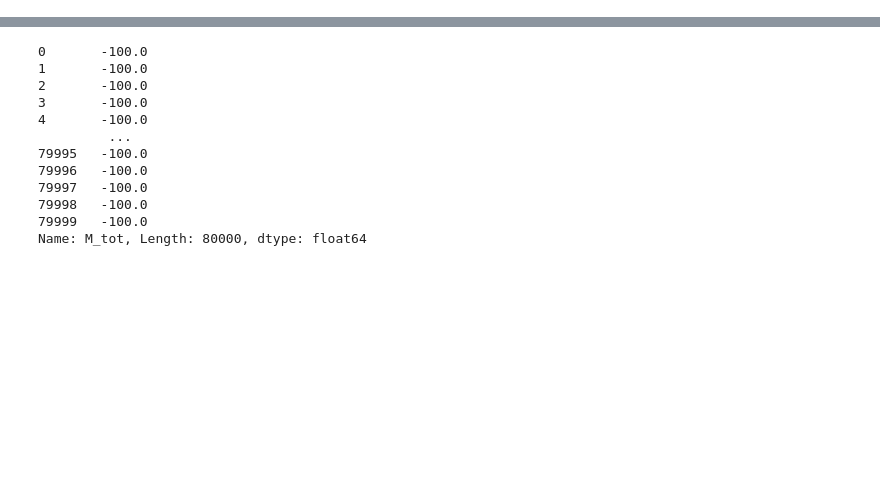
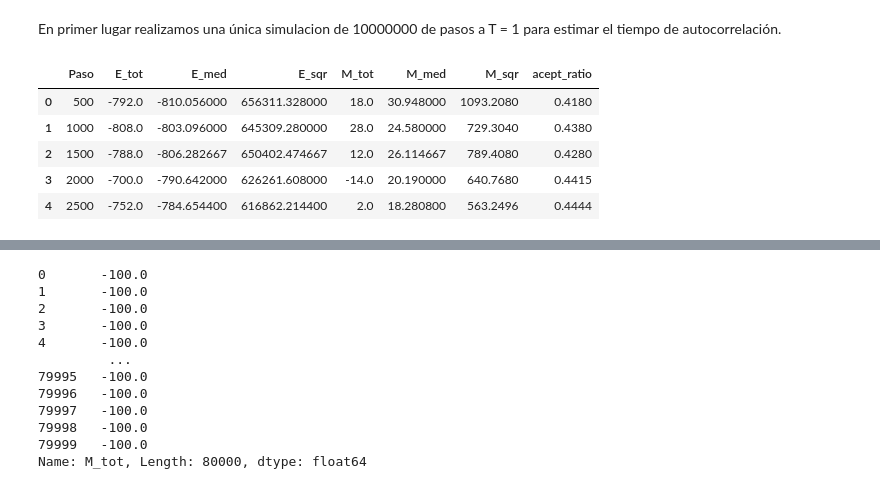
Before and after one commit to justoolmos/sims_UNSAM_equipo7, a Jupyter notebook: TP_MC/resultados.ipynb, the cells around one changed output, grey strips where cells are left out. Drawn from its saved outputs; the diff is of its cells as text; code cells hidden in the pictures; blank space fills up the shorter version.

```diff
--- a/TP_MC/resultados.ipynb
+++ b/TP_MC/resultados.ipynb
@@ -6,3 +6,15 @@ from matplotlib import pyplot as plt
 import matplotlib.animation as animation
 # %%
 #TODO: agregar seed, agregar conteo de pasos aceptados, correr todo con 0.1 dT.
+# %% [markdown]
+En primer lugar realizamos una única simulacion de 10000000 de pasos a T = 1 para estimar el tiempo de autocorrelación.
+# %%
+corr_df = pd.read_csv("corr.dat", sep=r",")
+corr_df.head()
+# %% [output]
+|  | Paso | E_tot | E_med | E_sqr | M_tot | M_med | M_sqr | acept_ratio |
+| 0 | 500 | -792.0 | -810.056000 | 656311.328000 | 18.0 | 30.948000 | 1093.2080 | 0.4180 |
+| 1 | 1000 | -808.0 | -803.096000 | 645309.280000 | 28.0 | 24.580000 | 729.3040 | 0.4380 |
+| 2 | 1500 | -788.0 | -806.282667 | 650402.474667 | 12.0 | 26.114667 | 789.4080 | 0.4280 |
+| 3 | 2000 | -700.0 | -790.642000 | 626261.608000 | -14.0 | 20.190000 | 640.7680 | 0.4415 |
+| 4 | 2500 | -752.0 | -784.654400 | 616862.214400 | 2.0 | 18.280800 | 563.2496 | 0.4444 |
```
Also changed, not shown: parts of 8 cells of this notebook, 2 other files.
